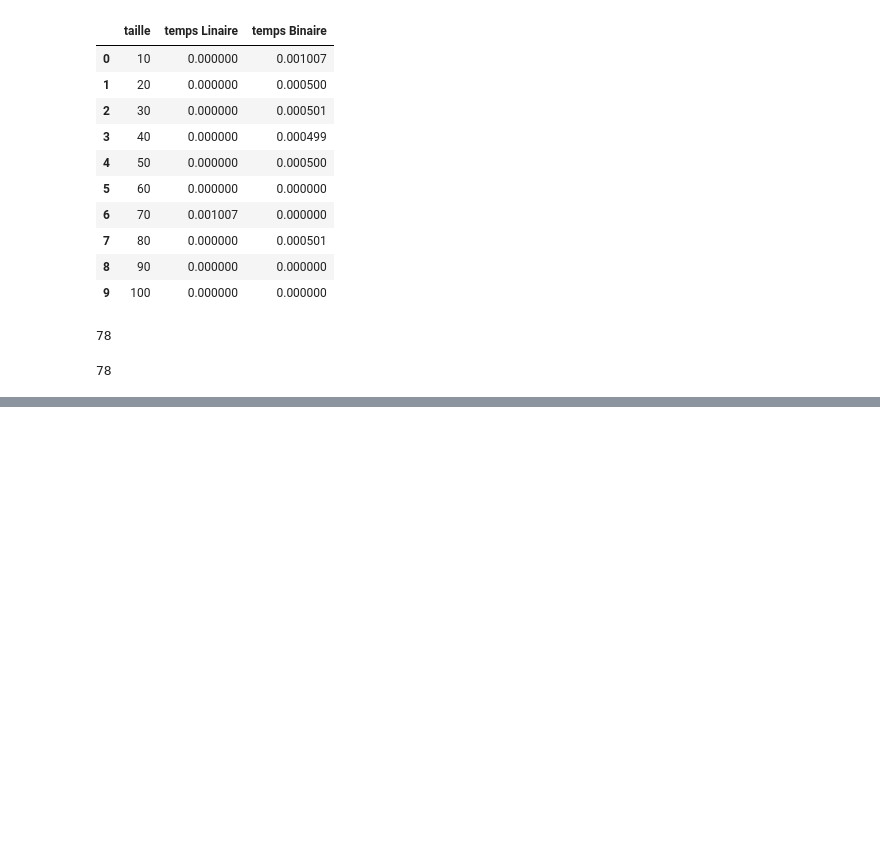
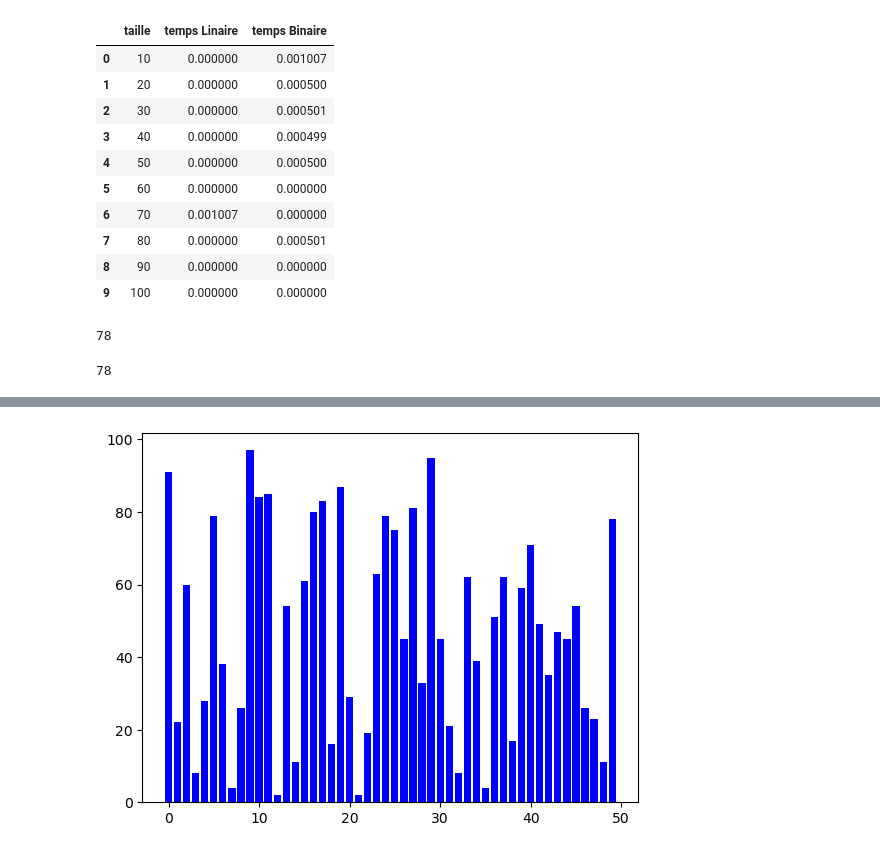
Before and after one commit to KhalilSayah/IA-School, a Jupyter notebook: notebooks/correction.ipynb, the cells around one changed output, grey strips where cells are left out. Drawn from its saved outputs; the diff is of its cells as text; code cells hidden in the pictures; blank space fills up the shorter version.

```diff
--- a/notebooks/correction.ipynb
+++ b/notebooks/correction.ipynb
@@ -115,8 +115,6 @@ def sum2(l):
 sum2(list_test)
 # %% [output]
 78
-# %%
-l = [10,25,2,45,478]
 # %%
 import random
 random_values = [random.randint(0, 100) for _ in range(50)]
@@ -122,0 +136,40 @@ random_values = [random.randint(0, 100) for _ in range(50)]
+# %%
+def recherche_linaire_graph(l, cible):
+    for i in range(len(l)):
+        yield i
+        if l[i] == cible:
+            return i
+# %%
+def visualize_recherche_linaire(l:list[int], cible:int):
+    fig,ax = plt.subplots()
+
+    bars = ax.bar(
+        range(len(l)),
+        l,
+        color = 'blue'
+    )
+
+    def init():
+        for bar in bars:
+            bar.set_color("blue")
+        return bars
+
+    def update(i):
+        for bar in bars:
+            bar.set_color("blue")
+        bar[i].set_color("red")
+        return bars
+
+    ani = animation.FuncAnimation(
+        fig,
+        update,
+        frames= recherche_linaire_graph(l,cible),
+        init_func= init,
+        interval = 100
+    )
+
+    plt.show()
+# %%
+visualize_recherche_linaire(random_values, 83)
+# %% [output]
+[figure, added]
```
Also changed, not shown: parts of 4 cells of this notebook, 2 other files.
